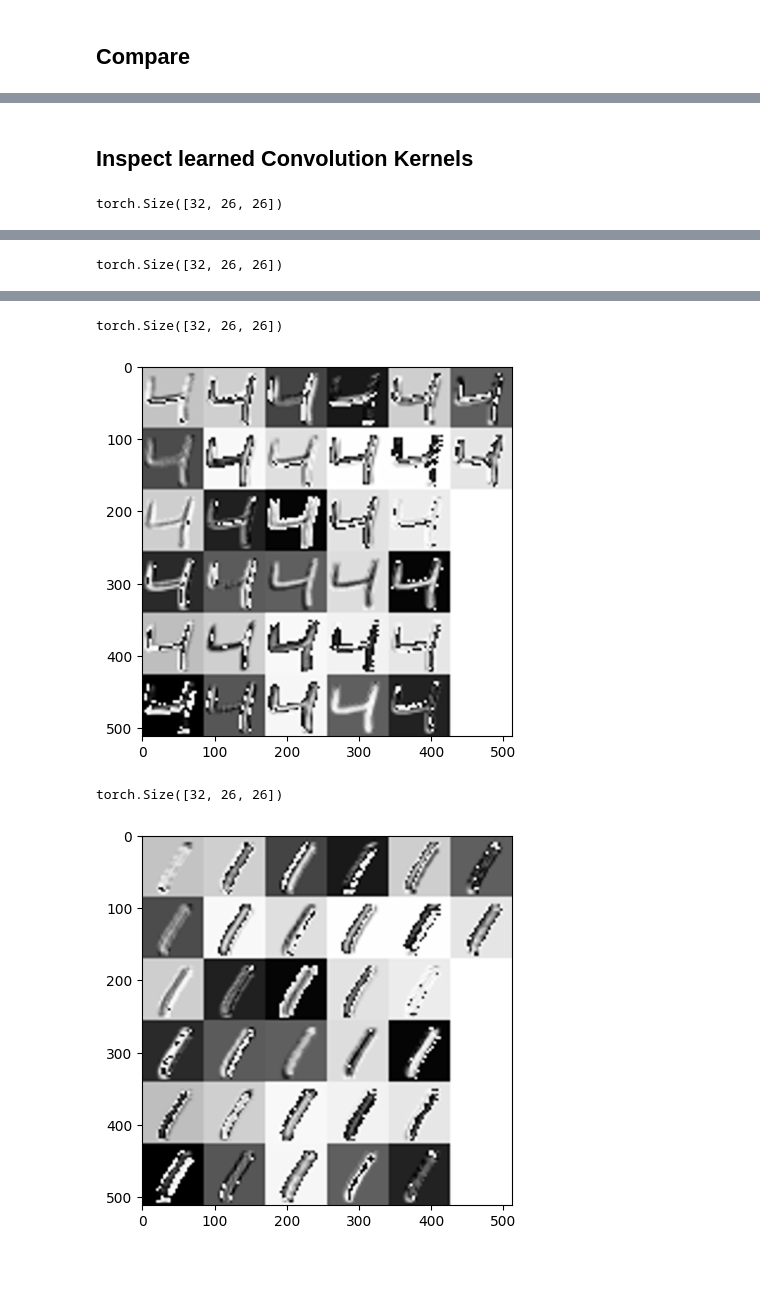
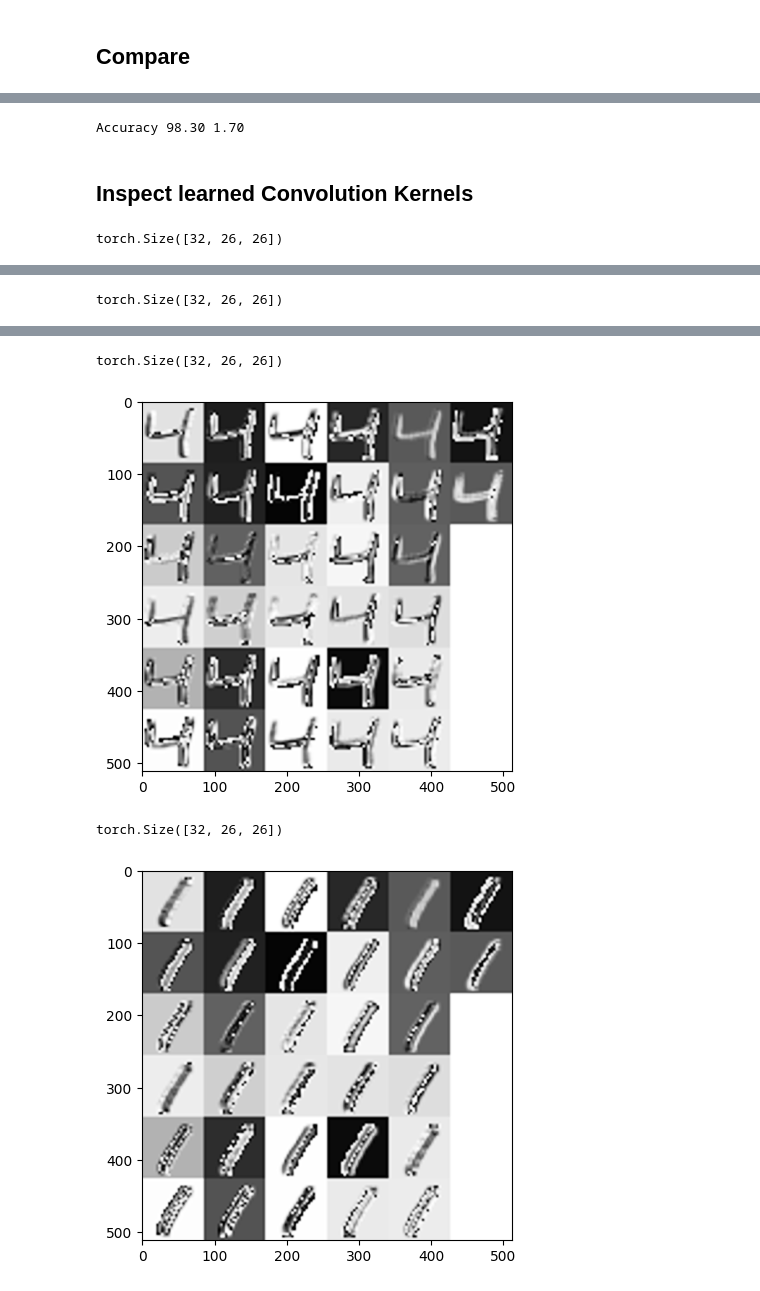
Before and after one commit to kiwi-lang/taranis, a Jupyter notebook: examples/PythonPrimer.ipynb, the cells around one changed output, grey strips where cells are left out. Cells and saved outputs as stored; diff of their text form; code cells hidden in the pictures.

```diff
--- a/examples/PythonPrimer.ipynb
+++ b/examples/PythonPrimer.ipynb
@@ -406,5 +501,5 @@ plt.plot(x, pred)
 # %%
-def train(model, epoch=100):
+def train_reg(model, epoch=100):
     optimizer = optim.Adadelta(model.parameters(), lr=1)
 
     for i in range(epoch):
@@ -417,5 +512,5 @@ def train(model, epoch=100):
         if i % (epoch / 10) == 0:
             print(loss.item())
 
-train(model, 2000)
+train_reg(model, 2000)
 # %% [output]
@@ -613,7 +712,7 @@ import math
 import taranis.core.nn as ext_nn
 
 conv_model = nn.Sequential(
-    ext_nn.MaskLayer((28, 28)),
+    # ext_nn.MaskLayer((28, 28)),
     nn.Conv2d(in_channels=1, out_channels=32, kernel_size=3, stride=1),
     nn.ReLU(),
     nn.Conv2d(32, 64, 3, 1),
@@ -624,3 +723,7 @@ conv_model = nn.Sequential(
     nn.Linear(128, 10),
     nn.Softmax(dim=1),
 )
+
+batch = transforms.ToTensor()(image).unsqueeze(0)
+batch = torch.concat([batch, batch])
+conv_model(batch).shape
@@ -627,2 +733,4 @@ conv_model = nn.Sequential(
 # %% [markdown]
 ## Training
+# %%
+train(conv_model)
@@ -651,0 +755,3 @@ Accuracy 98.07000000000001 1.9299999999999926
+# %%
+train(conv_model    , lr=1  , epoch=5)
+# gpu_train(conv_model, batch_size=1024, lr=1  , epoch=5)
@@ -652,3 +764,7 @@ Accuracy 98.07000000000001 1.9299999999999926
+# %%
+test_model(conv_model.cpu())
+# %% [output]
+Accuracy 98.30 1.70
 # %% [markdown]
 ## Inspect learned Convolution Kernels
 # %%
@@ -656,7 +772,7 @@ conv_model = conv_model.cpu()
 
 for i in range(4):
     image, label = dataset[i]
-    conv = list(conv_model.children())[1]
+    conv = list(conv_model.children())[0]
 
     batch = transforms.ToTensor()(image)
     result = conv(batch)
@@ -671,4 +787,4 @@ torch.Size([32, 26, 26])
 torch.Size([32, 26, 26])
-[figure, old version]
+[figure, new version]
 torch.Size([32, 26, 26])
-[figure, old version]
+[figure, new version]
```
Also changed, not shown: parts of 60 cells of this notebook, 24 other files.
